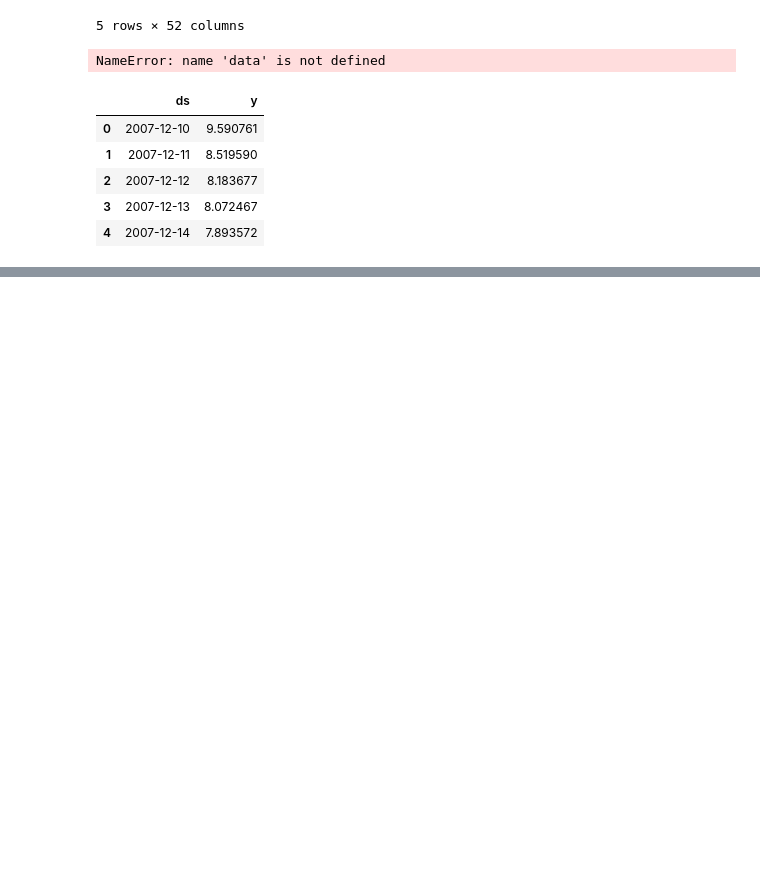
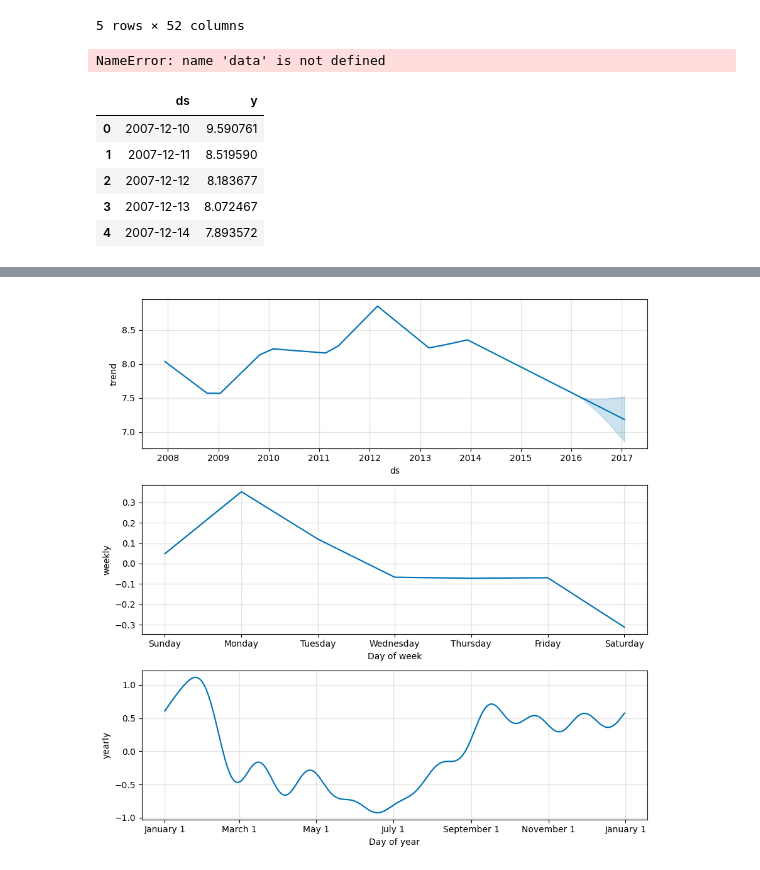
Before and after one commit to barqu3ro/couriersTFM, a Jupyter notebook: CouriersCR/prototipos/prophet.ipynb, the cells around one changed output, grey strips where cells are left out. Drawn from its saved outputs; the diff is of its cells as text; code cells hidden in the pictures; blank space fills up the shorter version.

```diff
--- a/CouriersCR/prototipos/prophet.ipynb
+++ b/CouriersCR/prototipos/prophet.ipynb
@@ -59,0 +86,4 @@ AttributeError: 'Prophet' object has no attribute 'stan_backend'
+# %%
+fig2 = m.plot_components(forecast)
+# %% [output]
+[figure, added]
```
Also changed, not shown: parts of 7 cells of this notebook.
